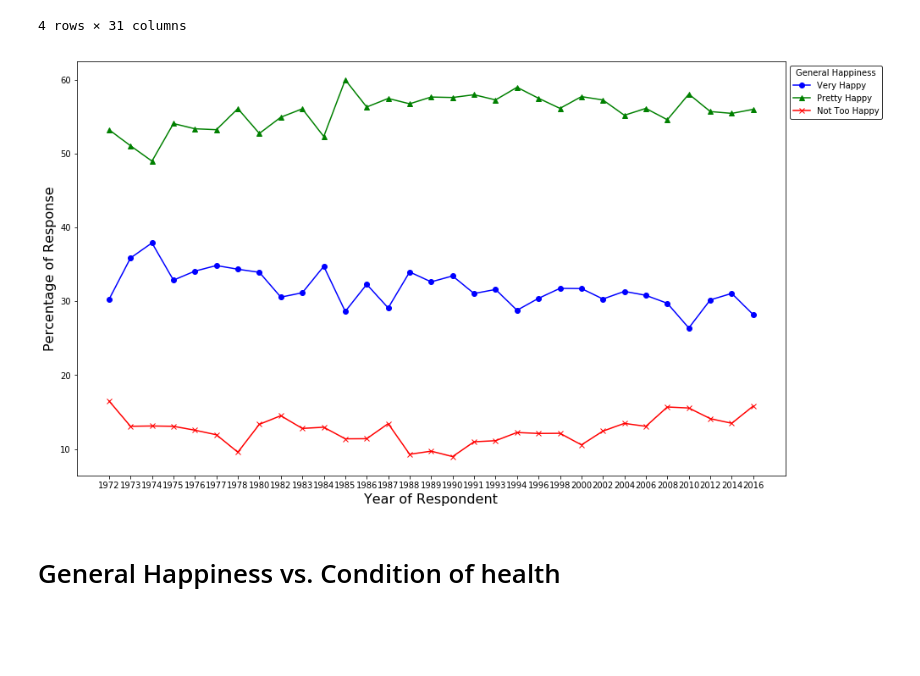
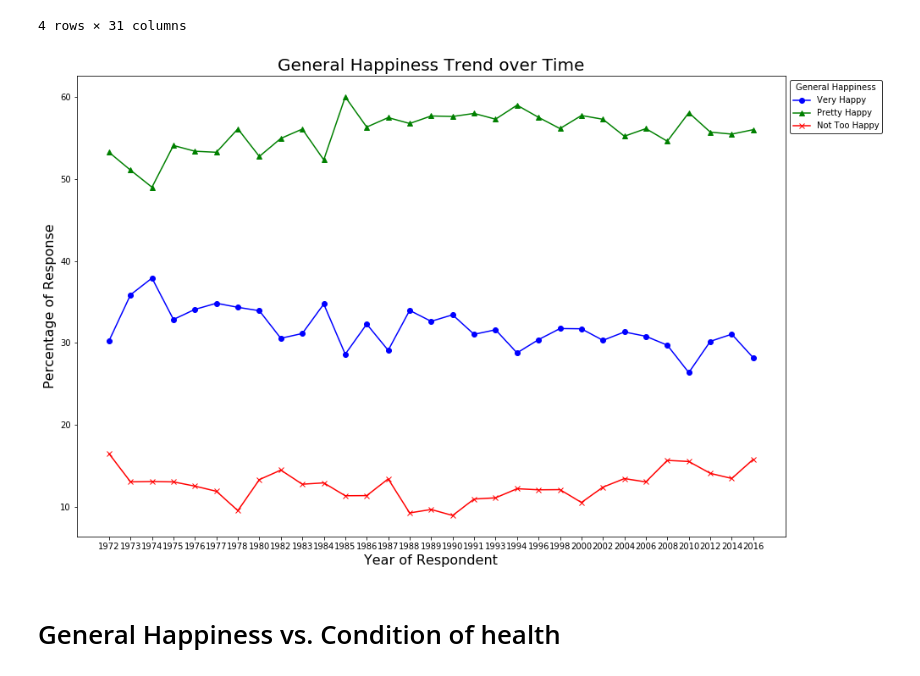
Before and after one commit to ppoojita/ClassProject-, a Jupyter notebook: code/Happiness.ipynb, the cells around one changed output. Drawn from its saved outputs; the diff is of its cells as text; code cells hidden in the pictures; blank space fills up the shorter version.

Commit message:
updated happiness

```diff
--- a/code/Happiness.ipynb
+++ b/code/Happiness.ipynb
@@ -86,35 +86,42 @@ y_axis=list(Happiness_Summary.loc['Very happy'])
 y_axis1=list(Happiness_Summary.loc['Pretty happy'])
 y_axis2=list(Happiness_Summary.loc['Not too happy'])
 
 
 fig_size = plt.rcParams["figure.figsize"]
 
 fig_size[0] = 15
 fig_size[1] = 9
 plt.rcParams["figure.figsize"] = fig_size
 
+plt.figure(figsize = (15,10))
+plt.title('General Happiness Trend over Time',
+         fontdict = {'fontsize': 20})
+
 very_happy, = plt.plot(x_axis, y_axis, marker ='o', color='blue', label="Very Happy")
 pretty_happy, = plt.plot(x_axis, y_axis1, marker='^', color='green', label="Pretty Happy")
 not_too_happy, = plt.plot(x_axis, y_axis2, marker='x', color='red', label="Not Too Happy")
 
 
-plt.legend(handles=[very_happy, pretty_happy,not_too_happy], loc="best")
+# plt.legend(handles=[very_happy, pretty_happy,not_too_happy], loc="best")
 
 plt.legend(bbox_to_anchor = (1,1),
            frameon = True,
            edgecolor = 'black',
            facecolor = 'white',
            title = "General Happiness")
 
 
 plt.xlabel('Year of Respondent',
           fontdict = {'fontsize': 16})
 plt.ylabel('Percentage of Response',
           fontdict = {'fontsize': 16})
 
+plt.xticks(np.arange(min(1972), max(2016)+1, 1.0))
+
+
 plt.show()
 # %% [output]
-[figure, old version]
+[figure, new version]
 # %% [markdown]
 # General Happiness vs. Condition of health
 # %%
```
